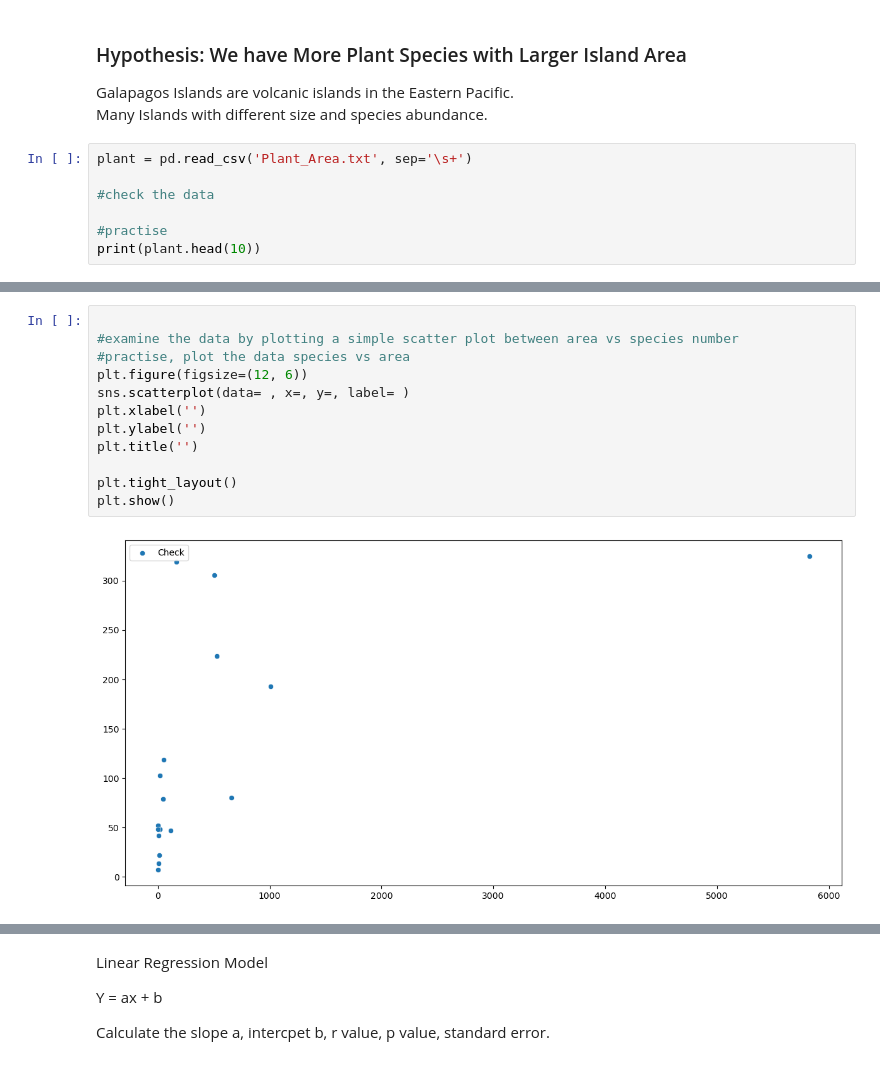
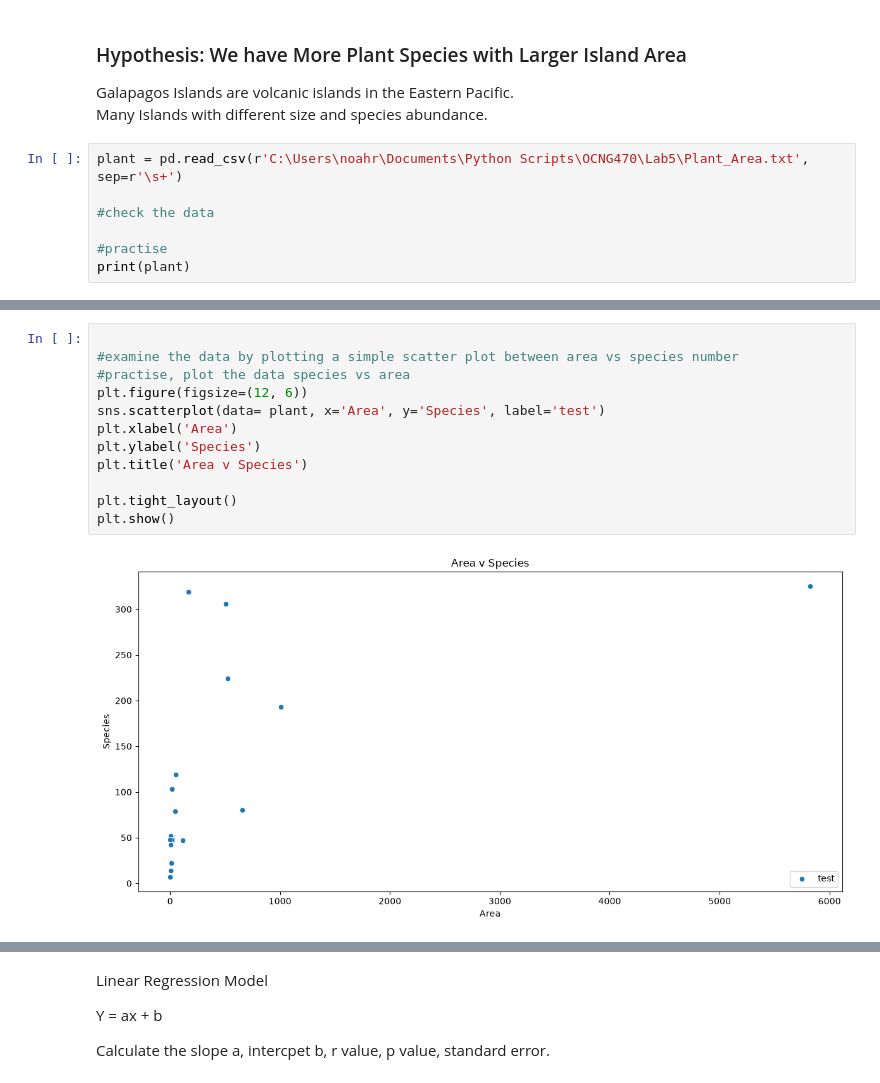
Before and after one commit to MicroTeaspoon/OCNG470, a Jupyter notebook: Lab5/Lab 5_classdemo.ipynb, the cells around one changed output, grey strips where cells are left out. Saved outputs shown, nothing was run; the diff lists cells and outputs as text.

```diff
--- a/Lab5/Lab 5_classdemo.ipynb
+++ b/Lab5/Lab 5_classdemo.ipynb
@@ -24,10 +24,10 @@ from scipy import stats
 Galapagos Islands are volcanic islands in the Eastern Pacific.\
 Many Islands with different size and species abundance.
 # %%
-plant = pd.read_csv('Plant_Area.txt', sep='\s+')
+plant = pd.read_csv(r'C:\Users\noahr\Documents\Python Scripts\OCNG470\Lab5\Plant_Area.txt', sep=r'\s+')
 
 #check the data
 
 #practise
-print(plant.head(10))
+print(plant)
 # %% [output]
@@ -45,17 +52,17 @@ print(plant.head(10))
 # %%
 
 #examine the data by plotting a simple scatter plot between area vs species number
 #practise, plot the data species vs area
 plt.figure(figsize=(12, 6))
-sns.scatterplot(data= , x=, y=, label= )
-plt.xlabel('')
-plt.ylabel('')
-plt.title('')
+sns.scatterplot(data= plant, x='Area', y='Species', label='test')
+plt.xlabel('Area')
+plt.ylabel('Species')
+plt.title('Area v Species')
 
 plt.tight_layout()
 plt.show()
 # %% [output]
-[figure, old version]
+[figure, new version]
 # %%
 #we may need to log transform the data
 # use the numpy log10 function, new data = np.log10(old data)
```
Also changed, not shown: parts of 13 cells of this notebook, 12 other files.
